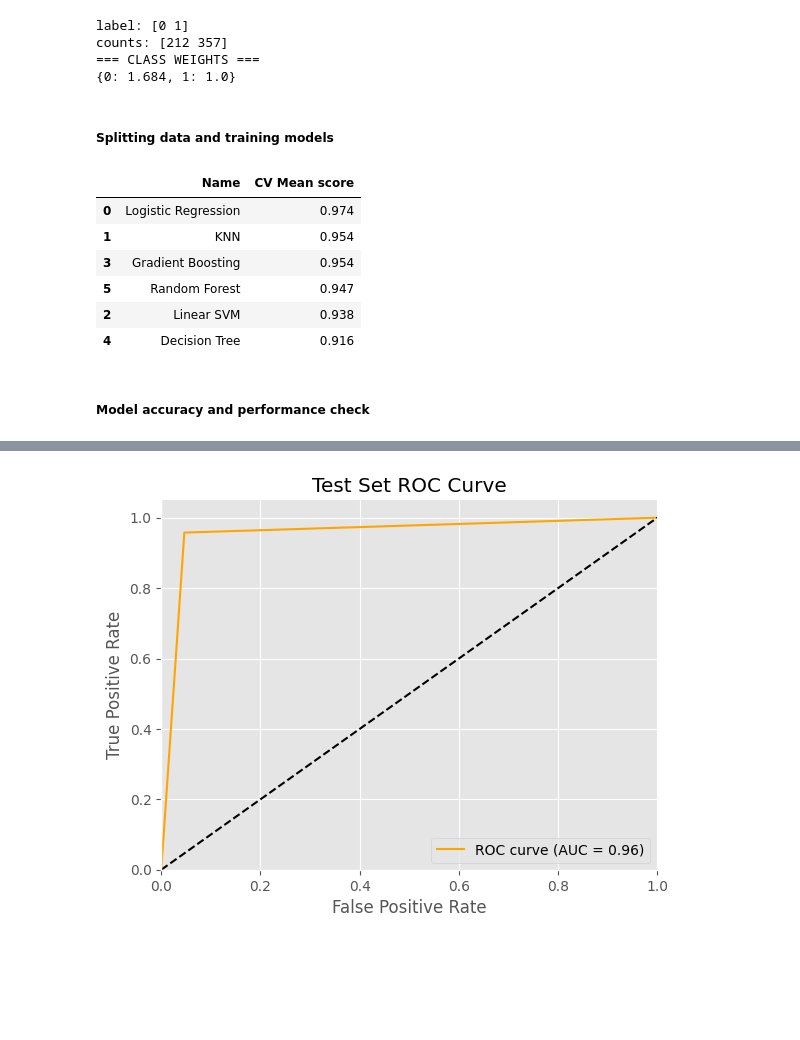
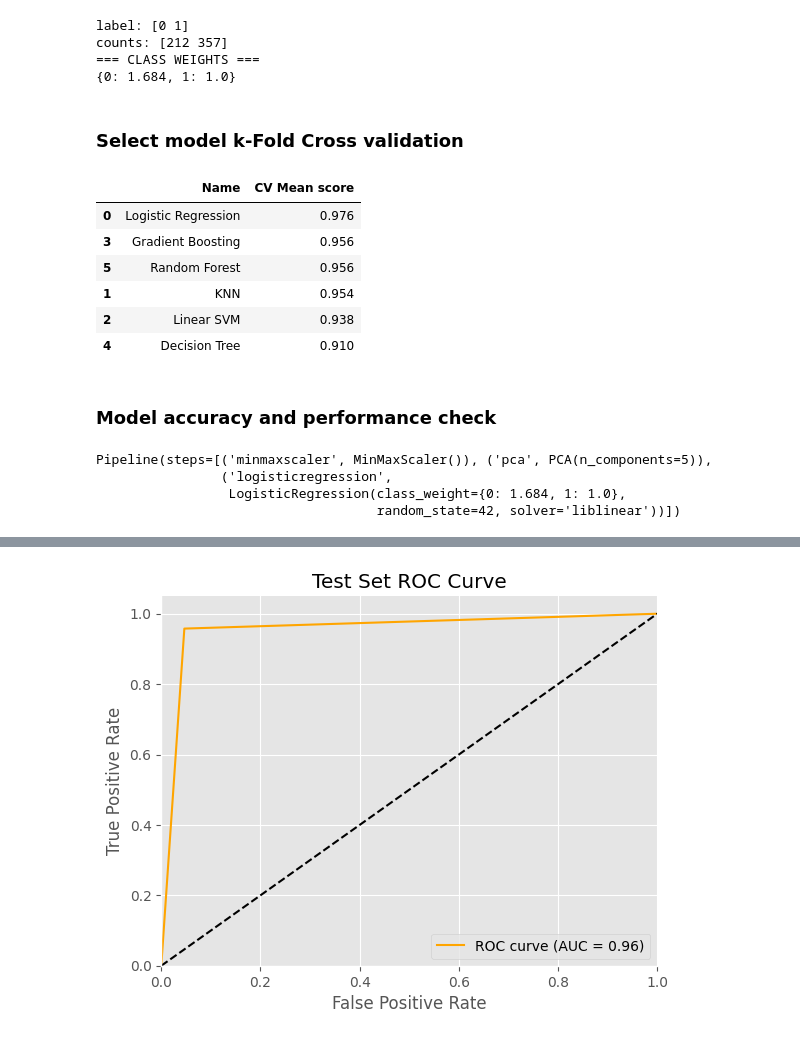
Before and after one commit to isaacmenchaca97/breast_cancer_detection, a Jupyter notebook: breast_cancer.ipynb, the cells around one changed output, grey strips where cells are left out. Cells and saved outputs as stored; diff of their text form; code cells hidden in the pictures; blank space fills up the shorter version.

Commit message:
add pipeline maker

```diff
--- a/breast_cancer.ipynb
+++ b/breast_cancer.ipynb
@@ -223,0 +200,5 @@ X_scaled = scaler.fit_transform(X)
+# %%
+X = df.drop(columns=['target'])
+y = df['target']
+
+X_train, X_test, y_train, y_test = train_test_split(X, y, test_size=0.20, random_state=42)
@@ -341,14 +306,8 @@ label: [0 1]
 counts: [212 357]
 === CLASS WEIGHTS ===
 {0: 1.684, 1: 1.0}
-# %% [markdown]
-##### Splitting data and training models
-# %%
-X_pca = new_df.drop(columns=['Target'])
-y_pca = new_df['Target']
-
-#Splitting the data into train and validation set
-X_train, X_test, y_train, y_test = train_test_split(X_pca, y_pca, test_size=0.20, random_state=42)
+# %% [markdown]
+### Select model k-Fold Cross validation
 # %%
 #Creating a list of classifier models
 names = ['Logistic Regression', "KNN", "Linear SVM","Gradient Boosting", "Decision Tree", "Random Forest"]
@@ -361,34 +320,49 @@ classifiers = [
     RandomForestClassifier(max_depth=5, n_estimators=100, class_weight=class_weights, random_state=42)
     ]
 # %%
+X_train_scaled = MinMaxScaler().fit_transform(X_train)
+
 # Define the number of folds for cross-validation
 num_folds = 5  # You can adjust this as needed
 
 # Initialize an empty list to store scores
 scores = []
 
 for name, clf in zip(names, classifiers):
     # Perform k-fold cross-validation and calculate the mean score
-    cv_scores = cross_val_score(clf, X_train, y_train, cv=num_folds)
+    cv_scores = cross_val_score(clf, X_train_scaled, y_train, cv=num_folds)
     mean_score = np.mean(cv_scores)
     scores.append(mean_score)
 
 # Create a DataFrame to store the results
 scores_df = pd.DataFrame()
 scores_df['Name'] = names
 scores_df['CV Mean score'] = np.around(scores, 3)
 
 # Sort the DataFrame by score in descending order
 sorted_scores_df = scores_df.sort_values('CV Mean score', ascending=False)
 sorted_scores_df
 # %% [output]
 |  | Name | CV Mean score |
-| 0 | Logistic Regression | 0.974 |
+| 0 | Logistic Regression | 0.976 |
+| 3 | Gradient Boosting | 0.956 |
+| 5 | Random Forest | 0.956 |
 | 1 | KNN | 0.954 |
-| 3 | Gradient Boosting | 0.954 |
-| 5 | Random Forest | 0.947 |
 | 2 | Linear SVM | 0.938 |
-| 4 | Decision Tree | 0.916 |
+| 4 | Decision Tree | 0.910 |
 # %% [markdown]
-##### Model accuracy and performance check
+### Model accuracy and performance check
+# %%
+model_pipeline = make_pipeline(
+    MinMaxScaler(),
+    PCA(n_components=n_pca),
+    LogisticRegression(solver='liblinear', class_weight=class_weights, random_state=42)
+    )
+
+model_pipeline.fit(X_train, y_train)
+# %% [output]
+Pipeline(steps=[('minmaxscaler', MinMaxScaler()), ('pca', PCA(n_components=5)),
+                ('logisticregression',
+                 LogisticRegression(class_weight={0: 1.684, 1: 1.0},
+                                    random_state=42, solver='liblinear'))])
 # %%
```
Also changed, not shown: parts of 17 cells of this notebook.
